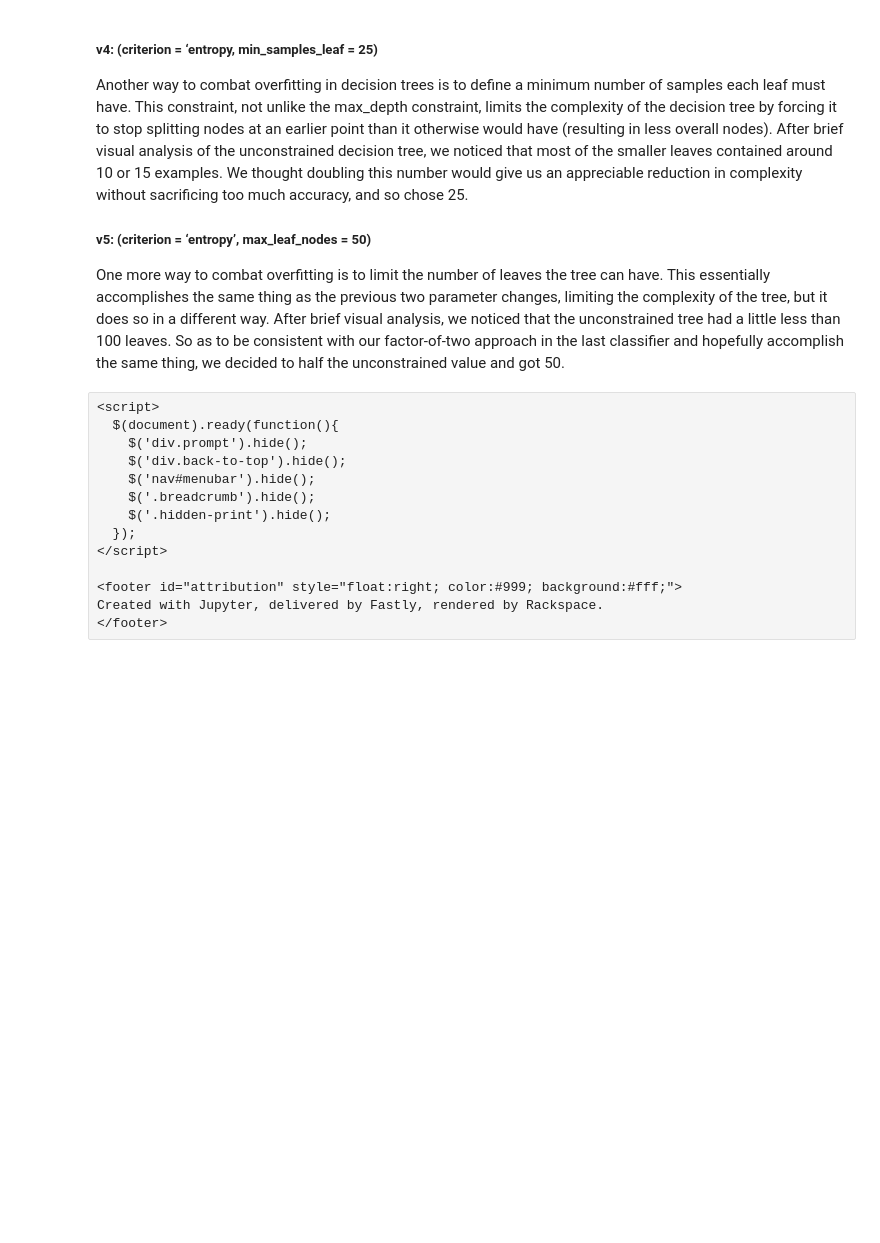
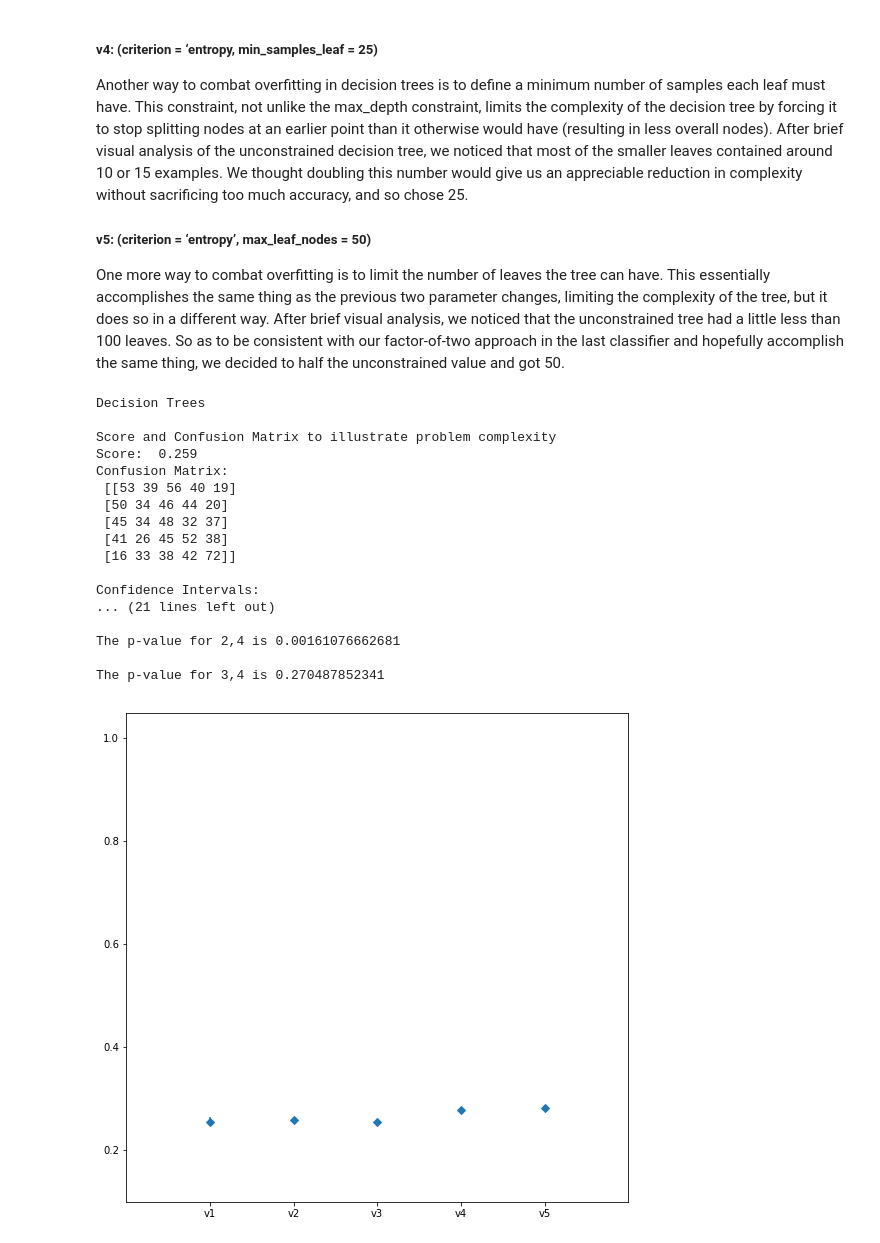
Before and after one commit to HumbleBob/BoardGameData, a Jupyter notebook: What's in a Game? Analyzing Trends in Popular Board Games.ipynb, the cells around one changed output. Cells and saved outputs as stored; diff of their text form; code cells hidden in the pictures; blank space fills up the shorter version.

```diff
--- a/What's in a Game? Analyzing Trends in Popular Board Games.ipynb
+++ b/What's in a Game? Analyzing Trends in Popular Board Games.ipynb
@@ -113,14 +285,58 @@ import math
-# %% [raw]
-<script>
-  $(document).ready(function(){
-    $('div.prompt').hide();
-    $('div.back-to-top').hide();
-    $('nav#menubar').hide();
-    $('.breadcrumb').hide();
-    $('.hidden-print').hide();
-  });
-</script>
-
-<footer id="attribution" style="float:right; color:#999; background:#fff;">
-Created with Jupyter, delivered by Fastly, rendered by Rackspace.
-</footer>
+# %%
+def create_decision_trees(X, y):
+    '''Function to run all parts of DT creation and testing
+    '''
+    print("Decision Trees\n")
+
+    # Make a list of trees
+    trees = []
+    #creates 5 different decision tree classifiers with different parameters and
+    #fits the data to them. See paper for parameter explanations
+    dt = tree.DecisionTreeClassifier(criterion='entropy')
+    trees.append(dt)
+    dt = tree.DecisionTreeClassifier(criterion='gini')
+    trees.append(dt)
+    dt = tree.DecisionTreeClassifier(criterion='entropy', max_depth = 2)
+    trees.append(dt)
+    dt = tree.DecisionTreeClassifier(criterion='entropy', min_samples_leaf = 25)
+    trees.append(dt)
+    dt = tree.DecisionTreeClassifier(criterion='entropy', max_leaf_nodes = 50)
+    trees.append(dt)
+
+    return trees
+
+trees = create_decision_trees(X, y)
+
+confusionMatrix(X, y, trees[0])
+
+# Compute cross validations for each model and print them
+cvs = fiveFoldCVs(X, y, trees)
+print("Confidence Intervals:")
+for i in range(len(cvs)):
+    print("v" + str(i) + ": ", cvs[i])
+print()
+
+# Compute p-values
+getPValues(cvs)
+
+# Create file for confidence intervals
+cIPlot(cvs, 0.1)
+# %% [output]
+Decision Trees
+
+Score and Confusion Matrix to illustrate problem complexity
+Score:  0.259
+Confusion Matrix:
+ [[53 39 56 40 19]
+ [50 34 46 44 20]
+ [45 34 48 32 37]
+ [41 26 45 52 38]
+ [16 33 38 42 72]]
+
+Confidence Intervals:
+... (21 lines left out)
+
+The p-value for 2,4 is 0.00161076662681
+
+The p-value for 3,4 is 0.270487852341
+[figure, added]
```
Also changed, not shown: parts of 8 cells of this notebook.
